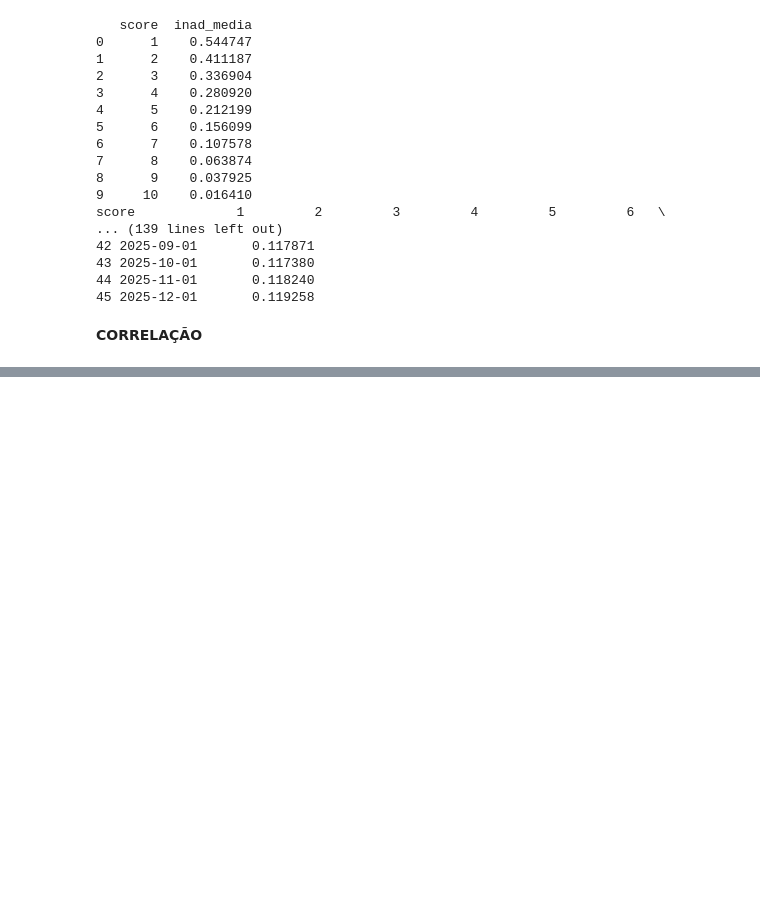
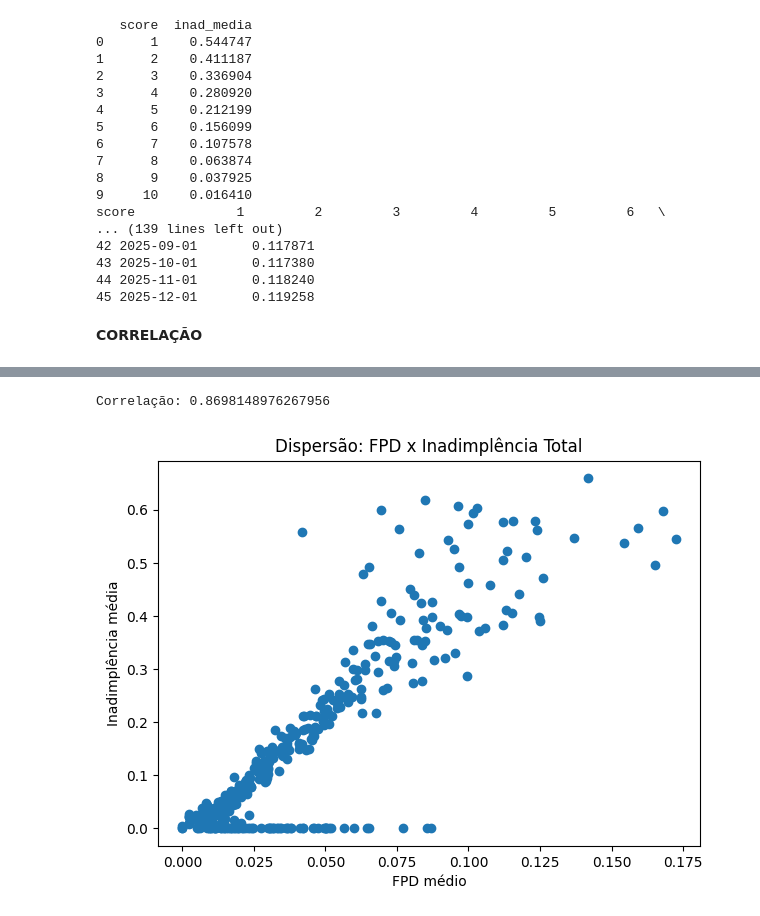
Before and after one commit to JMCVALE/ASN-ROCKS-, a Jupyter notebook: MONITORAMENTO.ipynb, the cells around one changed output, grey strips where cells are left out. Saved outputs shown, nothing was run; the diff lists cells and outputs as text; code cells hidden in the pictures; blank space fills up the shorter version.

```diff
--- a/MONITORAMENTO.ipynb
+++ b/MONITORAMENTO.ipynb
@@ -1230,0 +1364,30 @@ Name: target, dtype: float64
+# %%
+# usar apenas contratos aprovados
+df = base[base["contratado"] == 1].copy()
+
+# calcular médias por mês e score (igual ao Excel)
+tabela = df.groupby(["ano_mes","score"]).agg(
+    fpd_media=("FPD","mean"),
+    inad_media=("target","mean")
+).reset_index()
+
+# correlação
+corr = tabela["fpd_media"].corr(tabela["inad_media"])
+print("Correlação:", corr)
+
+# gráfico de dispersão
+plt.figure(figsize=(7,5))
+
+plt.scatter(
+    tabela["fpd_media"],
+    tabela["inad_media"]
+)
+
+plt.title("Dispersão: FPD x Inadimplência Total")
+plt.xlabel("FPD médio")
+plt.ylabel("Inadimplência média")
+
+plt.show()
+# %% [output]
+Correlação: 0.8698148976267956
+[figure, added]
```
Also changed, not shown: parts of 10 cells of this notebook.
